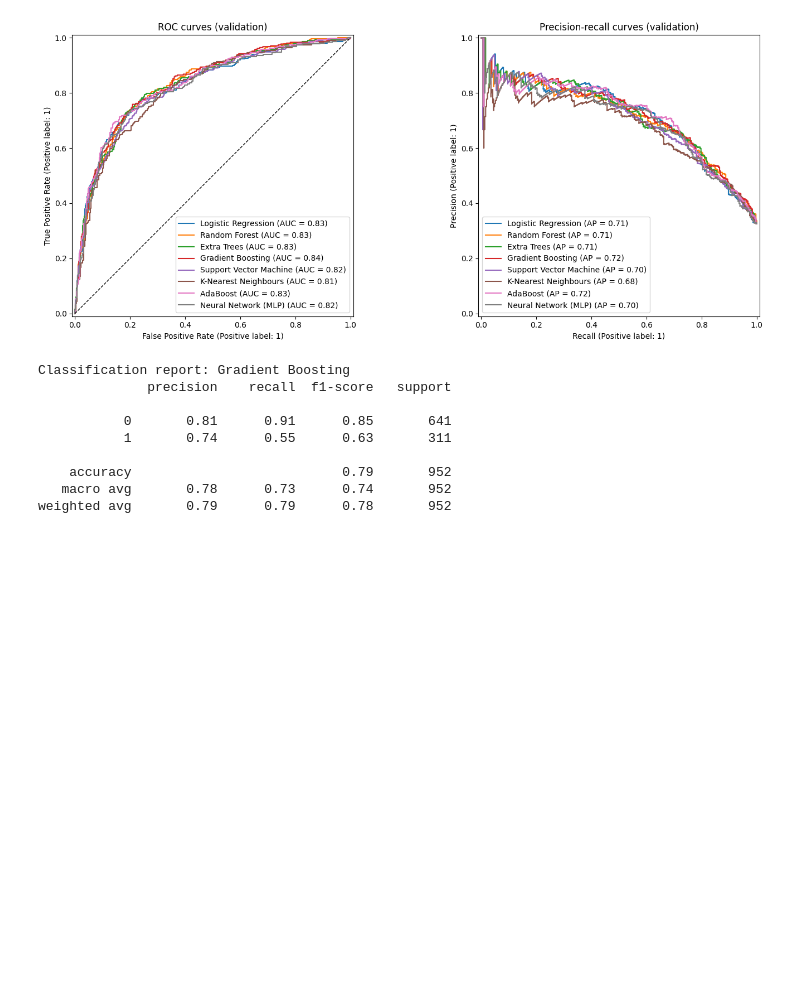
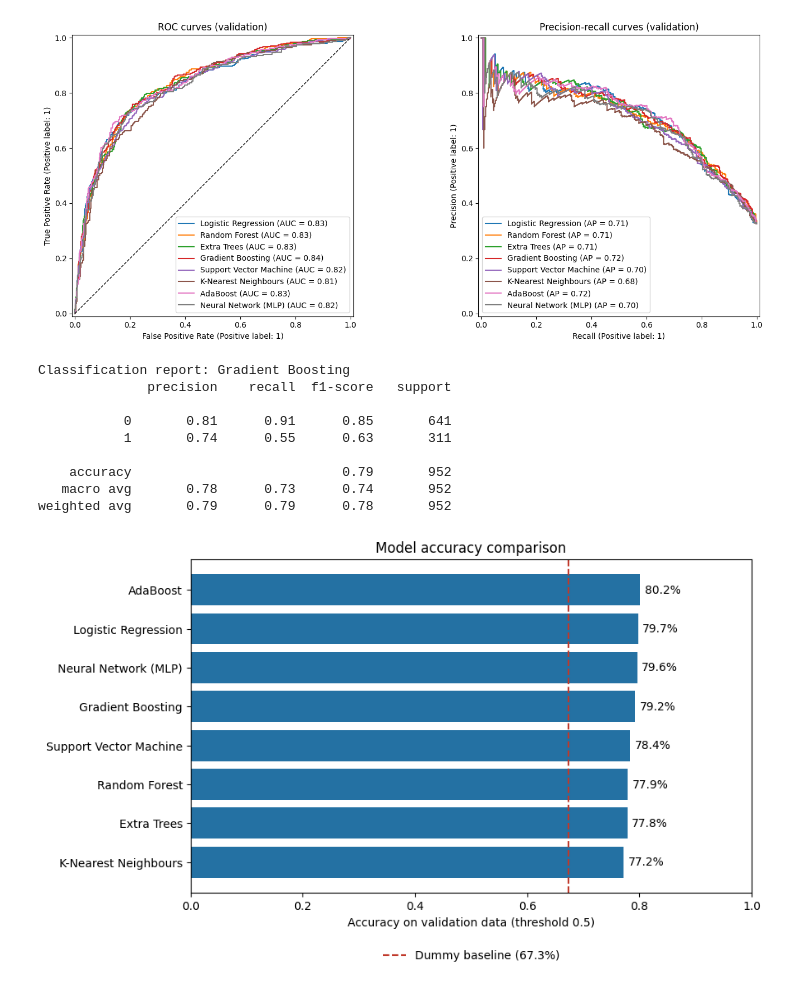
Before and after one commit to UH-HACKATHON-TEAMN/Hackathon-Town-C, a Jupyter notebook: lokesh.ipynb, the cells around one changed output. Drawn from its saved outputs; the diff is of its cells as text; code cells hidden in the pictures; blank space fills up the shorter version.

```diff
--- a/lokesh.ipynb
+++ b/lokesh.ipynb
@@ -502,3 +502,22 @@ Classification report: Gradient Boosting
     accuracy                           0.79       952
    macro avg       0.78      0.73      0.74       952
 weighted avg       0.79      0.79      0.78       952
+# %%
+# Accuracy comparison across the eight models (validation data)
+acc = results_df["Accuracy"].sort_values()
+baseline_acc = acc["Dummy baseline"]
+acc = acc.drop("Dummy baseline")
+
+plt.figure(figsize=(9, 5.5))
+bars = plt.barh(acc.index, acc.values, color="#2471a3")
+plt.bar_label(bars, labels=[f"{v:.1%}" for v in acc.values], padding=4)
+plt.axvline(baseline_acc, color="#c0392b", linestyle="--",
+            label=f"Dummy baseline ({baseline_acc:.1%})")
+plt.xlim(0, 1)
+plt.xlabel("Accuracy on validation data (threshold 0.5)")
+plt.title("Model accuracy comparison")
+plt.legend(loc="upper center", bbox_to_anchor=(0.5, -0.14), frameon=False)
+plt.tight_layout()
+plt.show()
+# %% [output]
+[figure, added]
```
